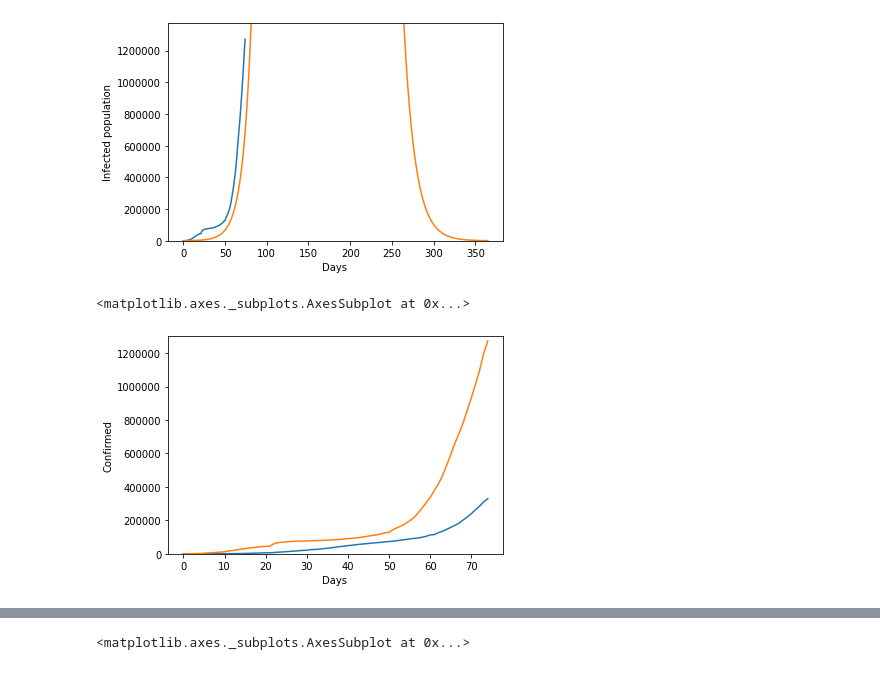
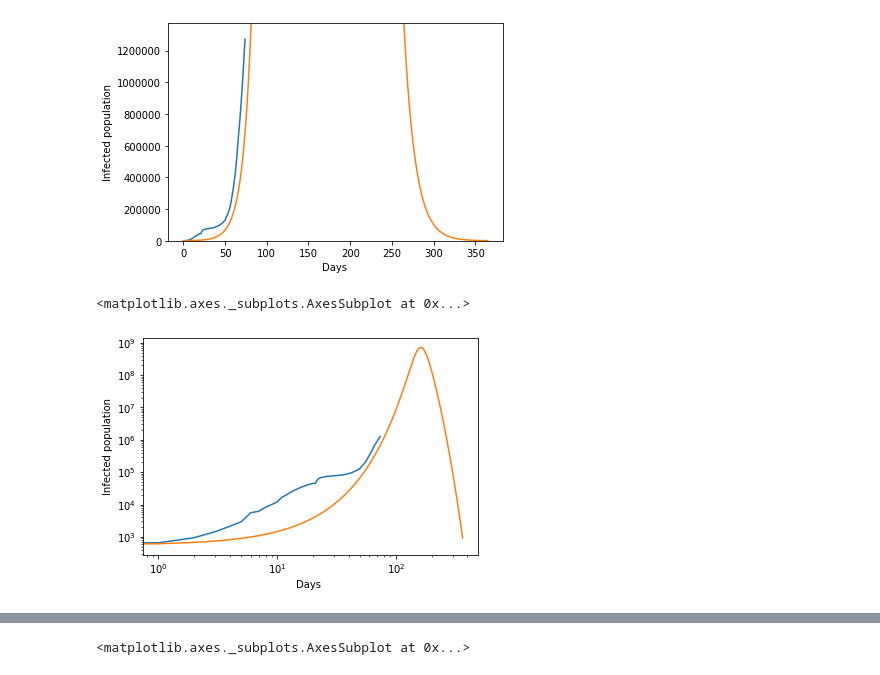
Before and after one commit to sumansid/SIR-Model-Covid-19, a Jupyter notebook: SIR Model Covid-19.ipynb, the cells around one changed output, grey strips where cells are left out. Saved outputs shown, nothing was run; the diff lists cells and outputs as text; code cells hidden in the pictures.

```diff
--- a/SIR Model Covid-19.ipynb
+++ b/SIR Model Covid-19.ipynb
@@ -99,10 +93,11 @@ sns.lineplot(x=sir_model_df["Days "], y=sir_model_df["Infected population"] )
 <matplotlib.axes._subplots.AxesSubplot at 0x...>
 [figure]
 # %%
-plt.ylim(0, 1300000)
-sns.lineplot(x=sir_model_df["Days "], y=full_covid_df["Removed"])
-sns.lineplot(x=sir_model_df["Days "], y=full_covid_df["Confirmed"] )
-sns.lineplot(x=sir_model_df["Days "], y=full_covid_df["Confirmed"] )
+plt.xscale('log')
+plt.yscale('log')
+#plt.ylim(0, 1372115)
+sns.lineplot(x=sir_model_df["Days "], y=full_covid_df["Confirmed"])
+sns.lineplot(x=sir_model_df["Days "], y=sir_model_df["Infected population"] )
 # %% [output]
 <matplotlib.axes._subplots.AxesSubplot at 0x...>
-[figure, old version]
+[figure, new version]
```
Also changed, not shown: parts of 7 cells of this notebook, 1 other file.
